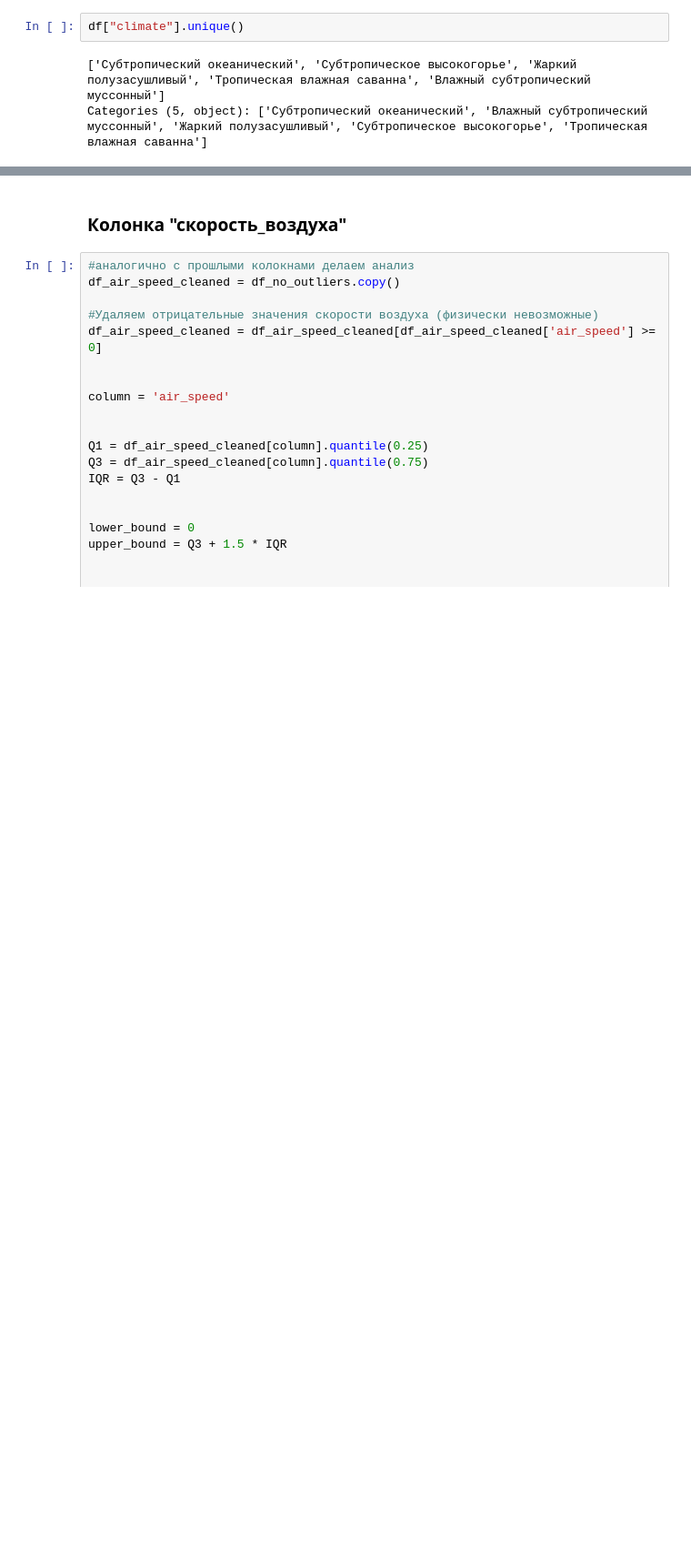
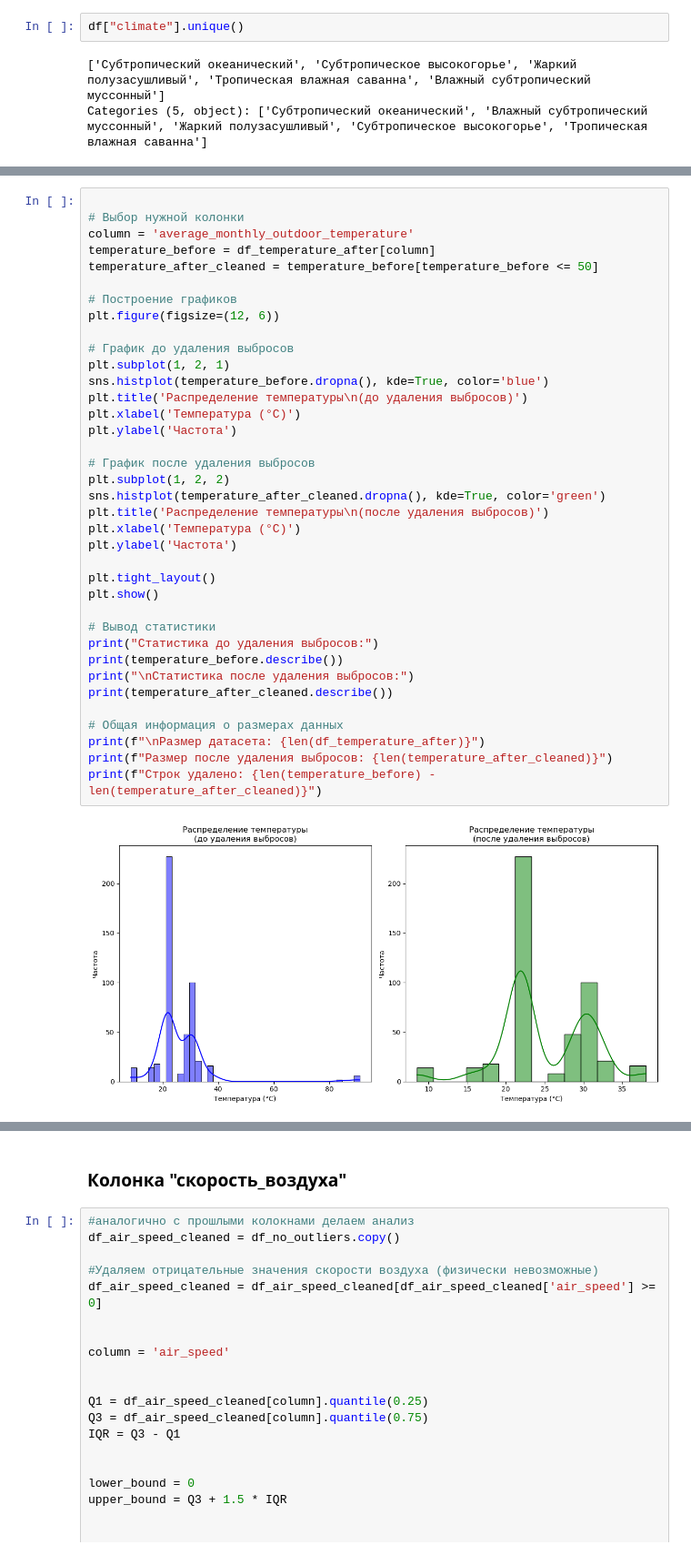
Before and after one commit to VladSunny/YLDA-Climate, a Jupyter notebook: PETE/New_YAndex.ipynb, the cells around one changed output, grey strips where cells are left out. Shown at 91% size. Saved outputs shown, nothing was run; the diff lists cells and outputs as text; blank space fills up the shorter version.

Commit message:
Сделал анализ черновой анализ до колонки avg_temp

```diff
--- a/PETE/New_YAndex.ipynb
+++ b/PETE/New_YAndex.ipynb
@@ -602,0 +519,39 @@ IQR (межквартильный размах): 8.40°C
+# %%
+
+# Выбор нужной колонки
+column = 'average_monthly_outdoor_temperature'
+temperature_before = df_temperature_after[column]
+temperature_after_cleaned = temperature_before[temperature_before <= 50]
+
+# Построение графиков
+plt.figure(figsize=(12, 6))
+
+# График до удаления выбросов
+plt.subplot(1, 2, 1)
+sns.histplot(temperature_before.dropna(), kde=True, color='blue')
+plt.title('Распределение температуры\n(до удаления выбросов)')
+plt.xlabel('Температура (°C)')
+plt.ylabel('Частота')
+
+# График после удаления выбросов
+plt.subplot(1, 2, 2)
+sns.histplot(temperature_after_cleaned.dropna(), kde=True, color='green')
+plt.title('Распределение температуры\n(после удаления выбросов)')
+plt.xlabel('Температура (°C)')
+plt.ylabel('Частота')
+
+plt.tight_layout()
+plt.show()
+
+# Вывод статистики
+print("Статистика до удаления выбросов:")
+print(temperature_before.describe())
+print("\nСтатистика после удаления выбросов:")
+print(temperature_after_cleaned.describe())
+
+# Общая информация о размерах данных
+print(f"\nРазмер датасета: {len(df_temperature_after)}")
+print(f"Размер после удаления выбросов: {len(temperature_after_cleaned)}")
+print(f"Строк удалено: {len(temperature_before) - len(temperature_after_cleaned)}")
+# %% [output]
+[figure, added]
```
Also changed, not shown: parts of 13 cells of this notebook.
